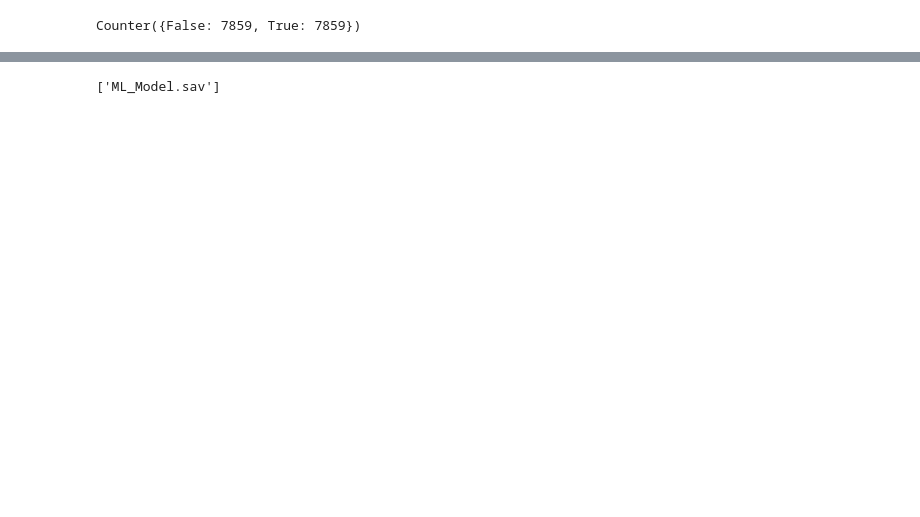
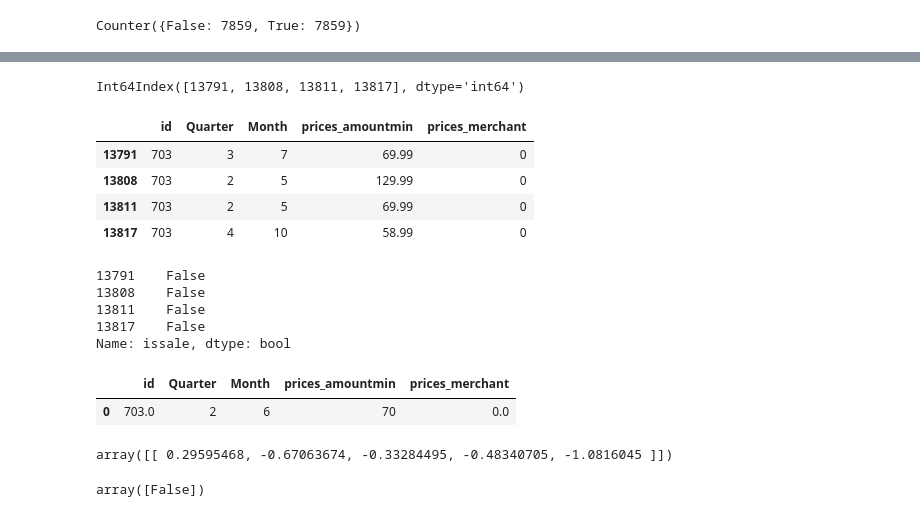
Before and after one commit to Tbrecke01/Price_Evaluator, a Jupyter notebook: ML_Random_Forest.ipynb, the cells around one changed output, grey strips where cells are left out. Drawn from its saved outputs; the diff is of its cells as text; code cells hidden in the pictures; blank space fills up the shorter version.

```diff
--- a/ML_Random_Forest.ipynb
+++ b/ML_Random_Forest.ipynb
@@ -292,8 +293,58 @@ weighted avg       0.72      0.72      0.72      3455
 # %%
 # Save ML model
-joblib.dump(rf_model, 'ML_Model.sav')
+# joblib.dump(rf_model, 'ML_Model.sav')
 
 # Load ML model
 # rf_model = joblib.load('ML_Model.sav')
-# %% [output]
-['ML_Model.sav']
+# %%
+# read in user input from website -- TEST/HYPOTHETICAL INPUT FOR NOW
+user_input = pd.DataFrame({'id': 'AVpgibRDLJeJML43PTZX',
+                           'Quarter': 2,
+                           'Month': 6,
+                           'prices_amountmin': 70,
+                           'prices_merchant': 'Bestbuy.com'
+                          }, index=[0])
+# %%
+# Find datapoints in X_text that are similar to user_input
+user_input_similar_index = X_text.loc[(X_text['id'] == user_input['id'][0]) &
+                                (X_text['prices_merchant'] == user_input['prices_merchant'][0])
+                               ].index
+user_input_similar_index
+# %% [output]
+Int64Index([13791, 13808, 13811, 13817], dtype='int64')
+# %%
+X.iloc[user_input_similar_index]
+# %% [output]
+|  | id | Quarter | Month | prices_amountmin | prices_merchant |
+| 13791 | 703 | 3 | 7 | 69.99 | 0 |
+| 13808 | 703 | 2 | 5 | 129.99 | 0 |
+| 13811 | 703 | 2 | 5 | 69.99 | 0 |
+| 13817 | 703 | 4 | 10 | 58.99 | 0 |
+# %%
+y.iloc[user_input_similar_index]
+# %% [output]
+13791    False
+13808    False
+13811    False
+13817    False
+Name: issale, dtype: bool
+# %%
+user_input_encoded = pd.DataFrame({'id': X.iloc[user_input_similar_index[0]].id,
+                                  'Quarter': user_input['Quarter'],
+                                   'Month': user_input['Month'],
+                                   'prices_amountmin': user_input['prices_amountmin'],
+                                   'prices_merchant': X.iloc[user_input_similar_index[0]].prices_merchant
+                                  })
+user_input_encoded
+# %% [output]
+|  | id | Quarter | Month | prices_amountmin | prices_merchant |
+| 0 | 703.0 | 2 | 6 | 70 | 0.0 |
+# %%
+user_input_encoded_scaled = X_scaler.transform(user_input_encoded)
+user_input_encoded_scaled
+# %% [output]
+array([[ 0.29595468, -0.67063674, -0.33284495, -0.48340705, -1.0816045 ]])
+# %%
+rf_model.predict(user_input_encoded_scaled)
+# %% [output]
+array([False])
```
Also changed, not shown: parts of 13 cells of this notebook.
